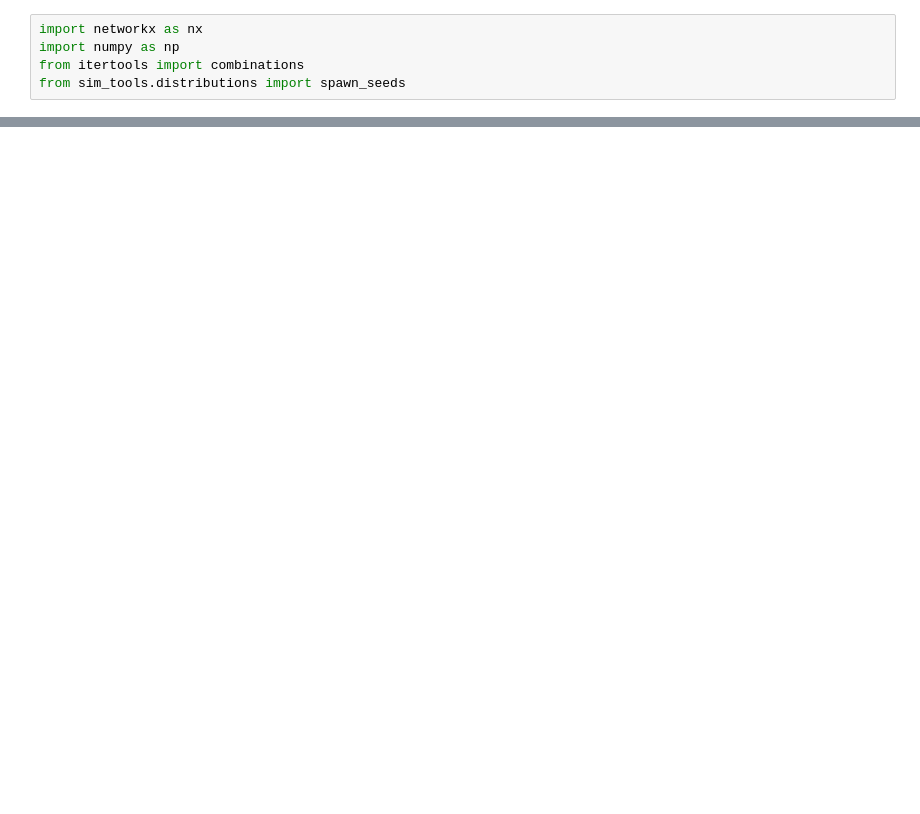
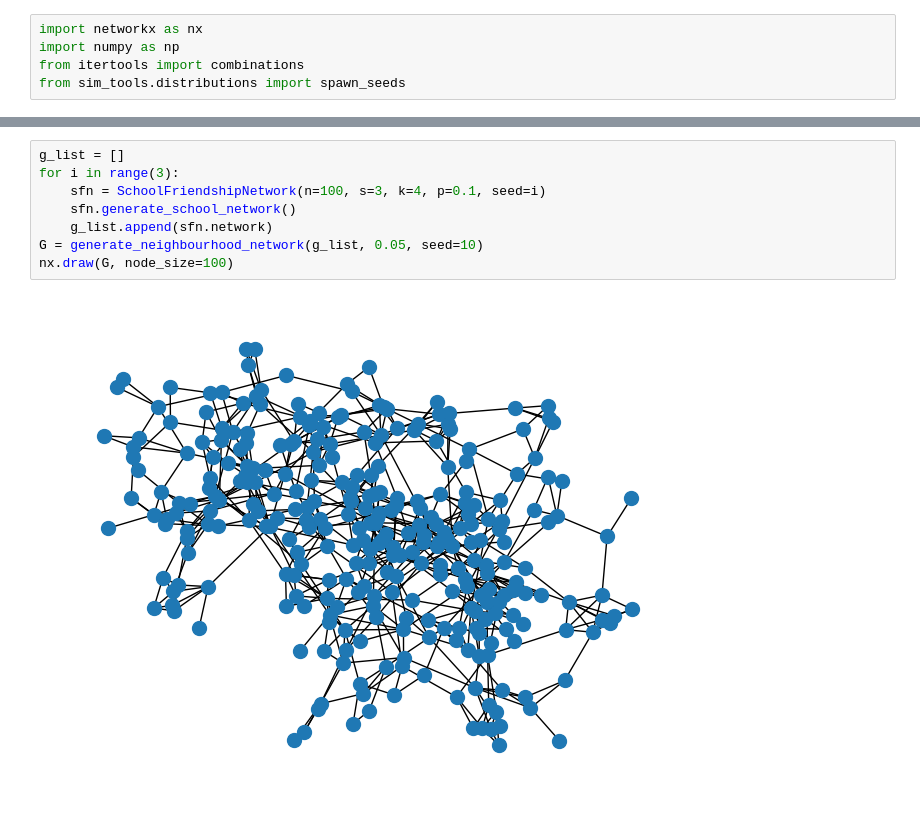
Before and after one commit to tbslater/sfn-graph, a Jupyter notebook: algorithm.ipynb, the cells around one changed output, grey strips where cells are left out. Drawn from its saved outputs; the diff is of its cells as text; blank space fills up the shorter version.

```diff
--- a/algorithm.ipynb
+++ b/algorithm.ipynb
@@ -114,0 +159,10 @@ sfn.plot_network()
+# %%
+g_list = []
+for i in range(3):
+    sfn = SchoolFriendshipNetwork(n=100, s=3, k=4, p=0.1, seed=i)
+    sfn.generate_school_network()
+    g_list.append(sfn.network)
+G = generate_neighbourhood_network(g_list, 0.05, seed=10)
+nx.draw(G, node_size=100)
+# %% [output]
+[figure, added]
```
Also changed, not shown: parts of 3 cells of this notebook.
